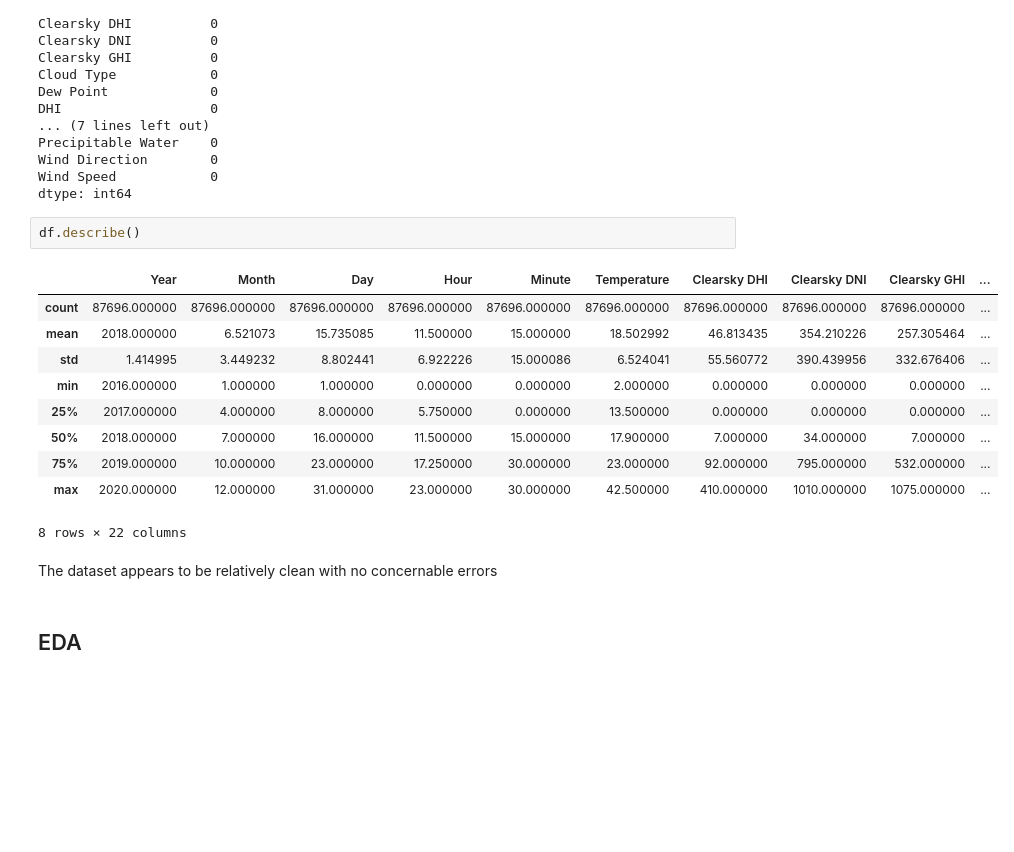
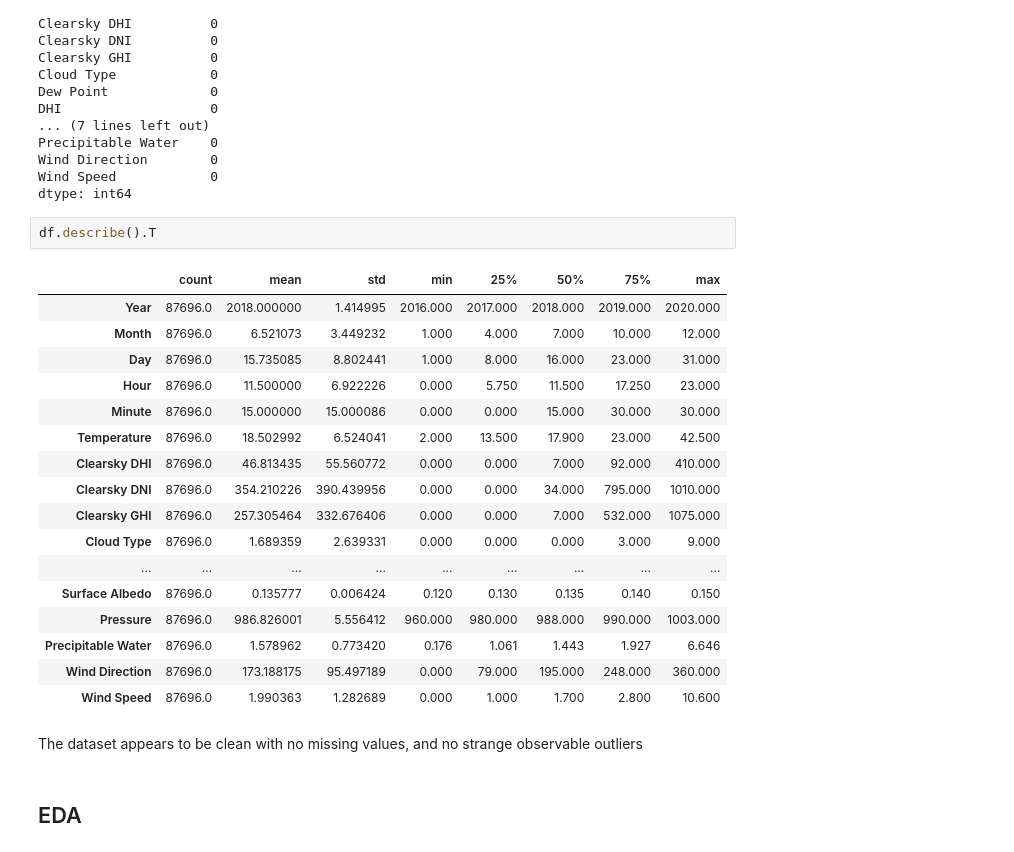
Before and after one commit to martijndevries/solar-intensity-forecast, a Jupyter notebook: code/EDA.ipynb, the cells around one changed output. Saved outputs shown, nothing was run; the diff lists cells and outputs as text; blank space fills up the shorter version.

```diff
--- a/code/EDA.ipynb
+++ b/code/EDA.ipynb
@@ -52,20 +58,27 @@ Wind Direction        0
 Wind Speed            0
 dtype: int64
 # %%
-df.describe()
+df.describe().T
 # %% [output]
-|  | Year | Month | Day | Hour | Minute | Temperature | Clearsky DHI | Clearsky DNI | Clearsky GHI | ... |
-| count | 87696.000000 | 87696.000000 | 87696.000000 | 87696.000000 | 87696.000000 | 87696.000000 | 87696.000000 | 87696.000000 | 87696.000000 | ... |
-| mean | 2018.000000 | 6.521073 | 15.735085 | 11.500000 | 15.000000 | 18.502992 | 46.813435 | 354.210226 | 257.305464 | ... |
-| std | 1.414995 | 3.449232 | 8.802441 | 6.922226 | 15.000086 | 6.524041 | 55.560772 | 390.439956 | 332.676406 | ... |
-| min | 2016.000000 | 1.000000 | 1.000000 | 0.000000 | 0.000000 | 2.000000 | 0.000000 | 0.000000 | 0.000000 | ... |
-| 25% | 2017.000000 | 4.000000 | 8.000000 | 5.750000 | 0.000000 | 13.500000 | 0.000000 | 0.000000 | 0.000000 | ... |
-| 50% | 2018.000000 | 7.000000 | 16.000000 | 11.500000 | 15.000000 | 17.900000 | 7.000000 | 34.000000 | 7.000000 | ... |
-| 75% | 2019.000000 | 10.000000 | 23.000000 | 17.250000 | 30.000000 | 23.000000 | 92.000000 | 795.000000 | 532.000000 | ... |
-| max | 2020.000000 | 12.000000 | 31.000000 | 23.000000 | 30.000000 | 42.500000 | 410.000000 | 1010.000000 | 1075.000000 | ... |
+|  | count | mean | std | min | 25% | 50% | 75% | max |
+| Year | 87696.0 | 2018.000000 | 1.414995 | 2016.000 | 2017.000 | 2018.000 | 2019.000 | 2020.000 |
+| Month | 87696.0 | 6.521073 | 3.449232 | 1.000 | 4.000 | 7.000 | 10.000 | 12.000 |
+| Day | 87696.0 | 15.735085 | 8.802441 | 1.000 | 8.000 | 16.000 | 23.000 | 31.000 |
+| Hour | 87696.0 | 11.500000 | 6.922226 | 0.000 | 5.750 | 11.500 | 17.250 | 23.000 |
+| Minute | 87696.0 | 15.000000 | 15.000086 | 0.000 | 0.000 | 15.000 | 30.000 | 30.000 |
+| Temperature | 87696.0 | 18.502992 | 6.524041 | 2.000 | 13.500 | 17.900 | 23.000 | 42.500 |
+| Clearsky DHI | 87696.0 | 46.813435 | 55.560772 | 0.000 | 0.000 | 7.000 | 92.000 | 410.000 |
+| Clearsky DNI | 87696.0 | 354.210226 | 390.439956 | 0.000 | 0.000 | 34.000 | 795.000 | 1010.000 |
+| Clearsky GHI | 87696.0 | 257.305464 | 332.676406 | 0.000 | 0.000 | 7.000 | 532.000 | 1075.000 |
+| Cloud Type | 87696.0 | 1.689359 | 2.639331 | 0.000 | 0.000 | 0.000 | 3.000 | 9.000 |
+| ... | ... | ... | ... | ... | ... | ... | ... | ... |
+| Surface Albedo | 87696.0 | 0.135777 | 0.006424 | 0.120 | 0.130 | 0.135 | 0.140 | 0.150 |
+| Pressure | 87696.0 | 986.826001 | 5.556412 | 960.000 | 980.000 | 988.000 | 990.000 | 1003.000 |
+| Precipitable Water | 87696.0 | 1.578962 | 0.773420 | 0.176 | 1.061 | 1.443 | 1.927 | 6.646 |
+| Wind Direction | 87696.0 | 173.188175 | 95.497189 | 0.000 | 79.000 | 195.000 | 248.000 | 360.000 |
+| Wind Speed | 87696.0 | 1.990363 | 1.282689 | 0.000 | 1.000 | 1.700 | 2.800 | 10.600 |
-8 rows × 22 columns
 # %% [markdown]
-The dataset appears to be relatively clean with no concernable errors
+The dataset appears to be clean with no missing values, and no strange observable outliers
 # %% [markdown]
 ## EDA
 # %% [markdown]
```
Also changed, not shown: parts of 13 cells of this notebook, 14 other files.
